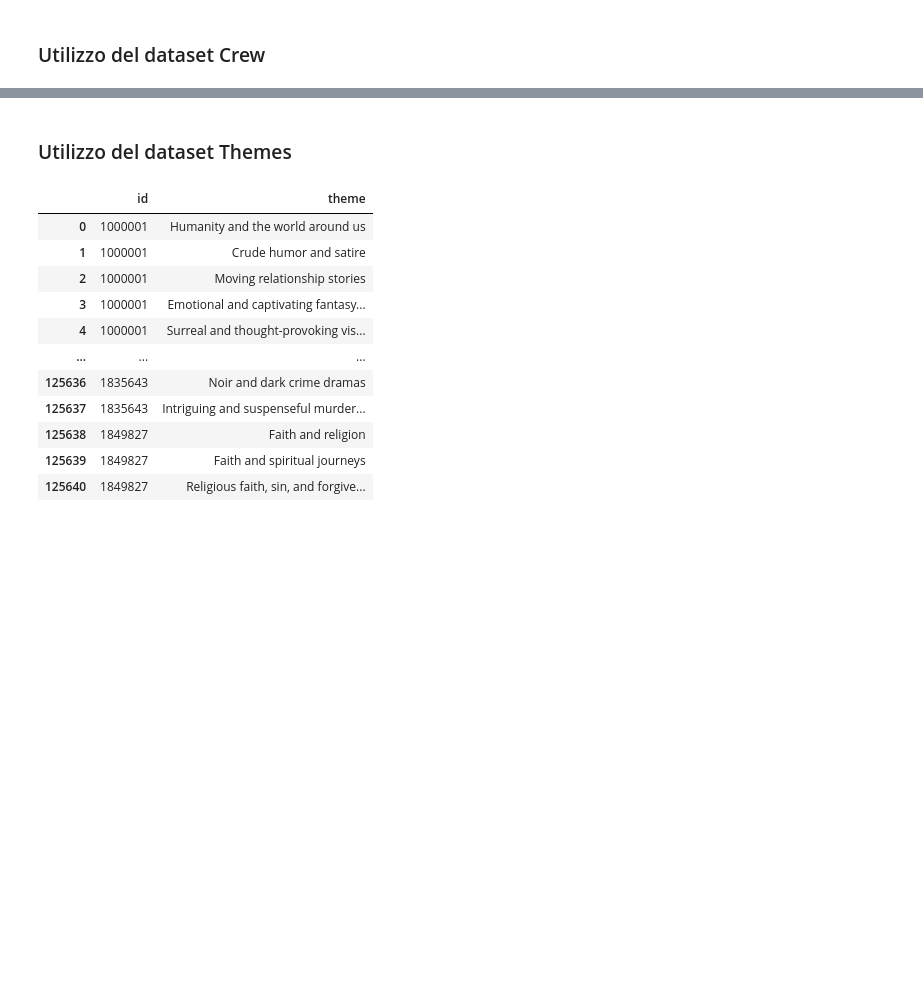
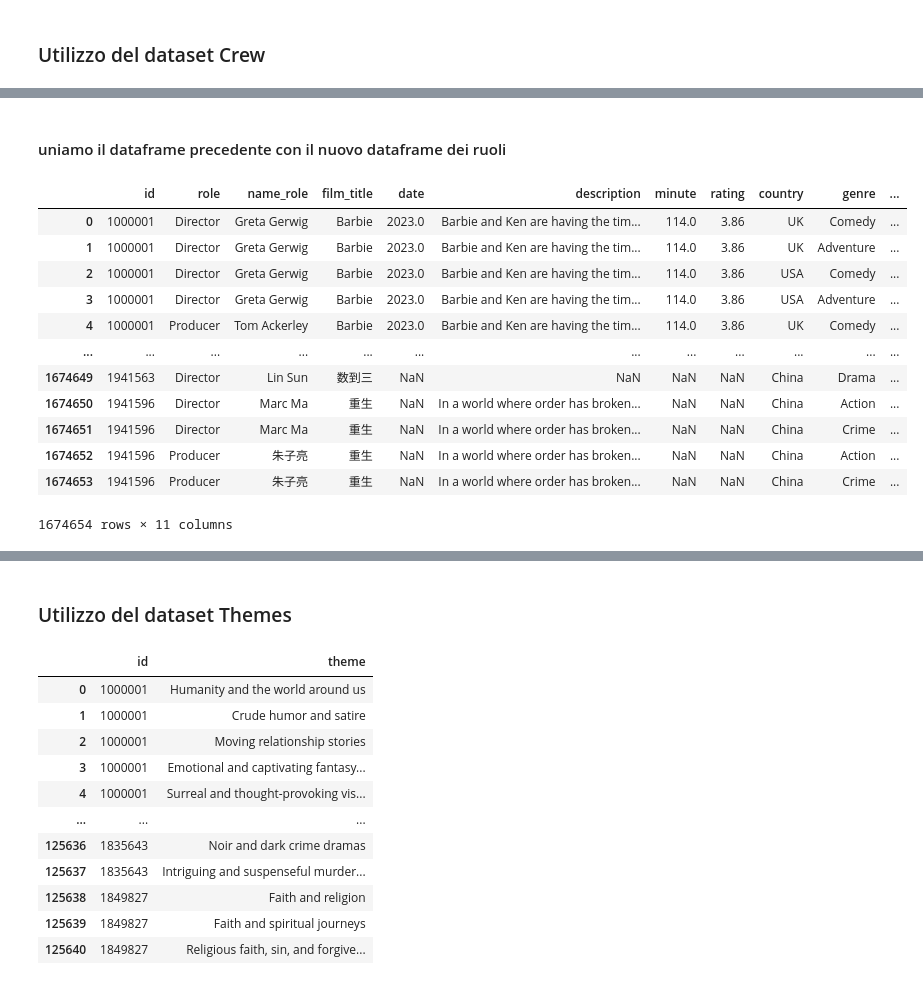
Before and after one commit to DominikGani/Domenico-Ganino-Progetto-IUM-2025, a Jupyter notebook: Main.ipynb, the cells around one changed output, grey strips where cells are left out. Cells and saved outputs as stored; diff of their text form; code cells hidden in the pictures; blank space fills up the shorter version.

```diff
--- a/Main.ipynb
+++ b/Main.ipynb
@@ -513,3 +518,23 @@ crew_df
 | 1467215 | 1941596 | Director | Marc Ma |
 | 1467216 | 1941596 | Producer | 朱子亮 |
 1467217 rows × 3 columns
+# %% [markdown]
+#### uniamo il dataframe precedente con il nuovo dataframe dei ruoli
+# %%
+movies_w_crew = pd.merge(crew_df, movies_w_genres_and_country_df, on = "id")
+movies_w_crew.rename(columns = {"name" : "film_title"}, inplace = True)
+movies_w_crew
+# %% [output]
+|  | id | role | name_role | film_title | date | description | minute | rating | country | genre | ... |
+| 0 | 1000001 | Director | Greta Gerwig | Barbie | 2023.0 | Barbie and Ken are having the tim... | 114.0 | 3.86 | UK | Comedy | ... |
+| 1 | 1000001 | Director | Greta Gerwig | Barbie | 2023.0 | Barbie and Ken are having the tim... | 114.0 | 3.86 | UK | Adventure | ... |
+| 2 | 1000001 | Director | Greta Gerwig | Barbie | 2023.0 | Barbie and Ken are having the tim... | 114.0 | 3.86 | USA | Comedy | ... |
+| 3 | 1000001 | Director | Greta Gerwig | Barbie | 2023.0 | Barbie and Ken are having the tim... | 114.0 | 3.86 | USA | Adventure | ... |
+| 4 | 1000001 | Producer | Tom Ackerley | Barbie | 2023.0 | Barbie and Ken are having the tim... | 114.0 | 3.86 | UK | Comedy | ... |
+| ... | ... | ... | ... | ... | ... | ... | ... | ... | ... | ... | ... |
+| 1674649 | 1941563 | Director | Lin Sun | 数到三 | NaN | NaN | NaN | NaN | China | Drama | ... |
+| 1674650 | 1941596 | Director | Marc Ma | 重生 | NaN | In a world where order has broken... | NaN | NaN | China | Action | ... |
+| 1674651 | 1941596 | Director | Marc Ma | 重生 | NaN | In a world where order has broken... | NaN | NaN | China | Crime | ... |
+| 1674652 | 1941596 | Producer | 朱子亮 | 重生 | NaN | In a world where order has broken... | NaN | NaN | China | Action | ... |
+| 1674653 | 1941596 | Producer | 朱子亮 | 重生 | NaN | In a world where order has broken... | NaN | NaN | China | Crime | ... |
+1674654 rows × 11 columns
```
Also changed, not shown: parts of 11 cells of this notebook.
